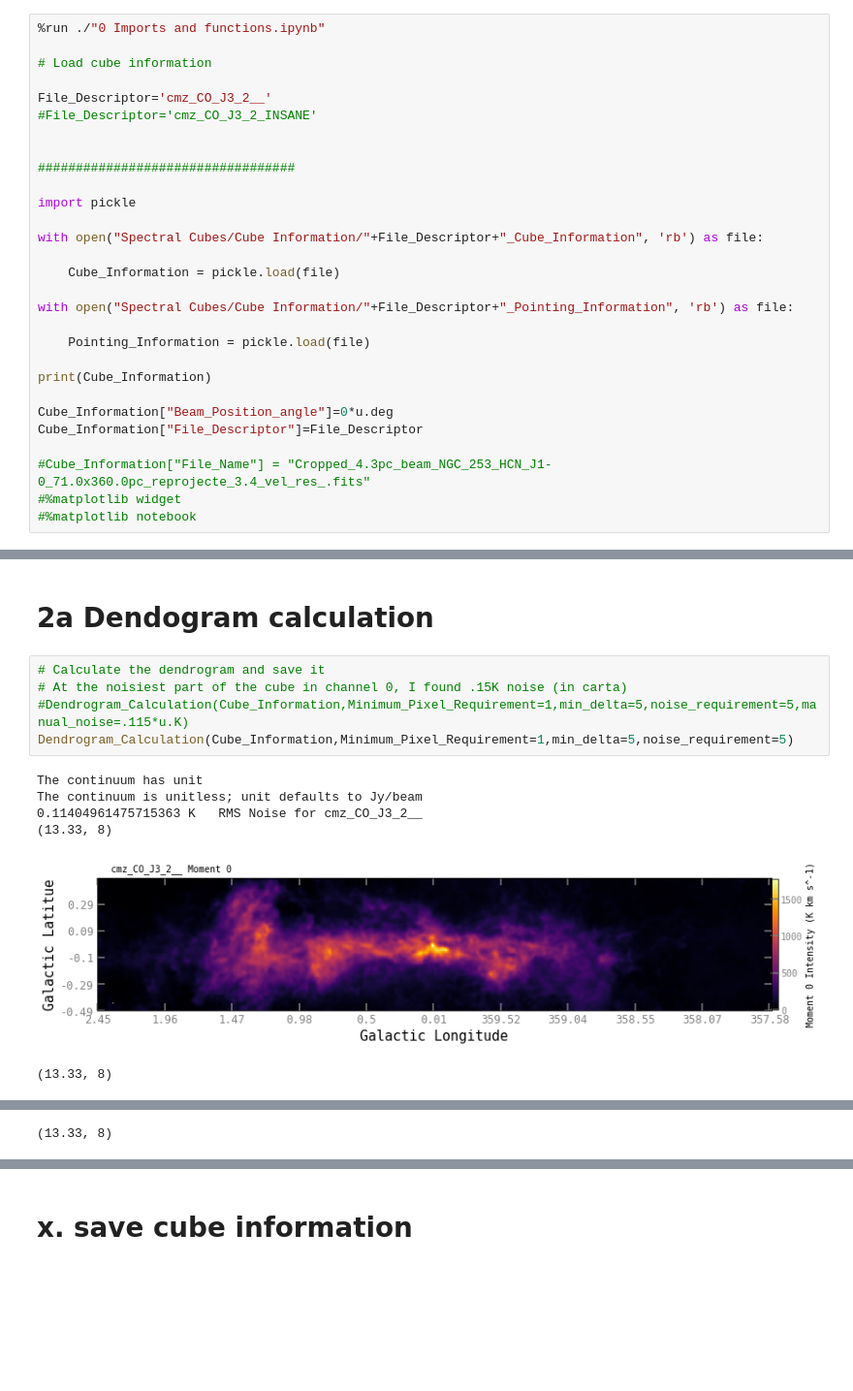
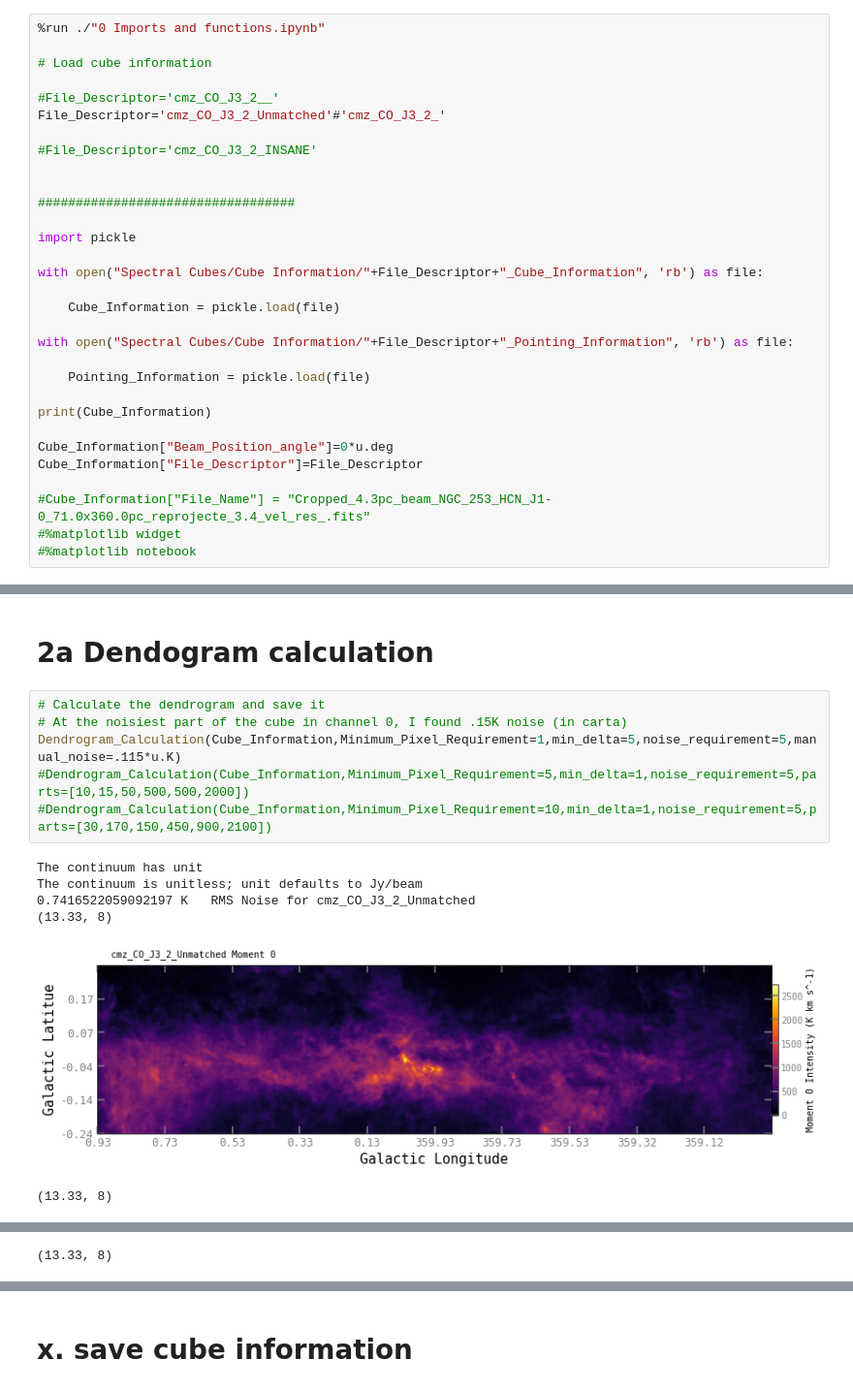
Before and after one commit to BenjaminMoreauAstro/Turbulence-and-star-formation-NGC253, a Jupyter notebook: 2f_cmz_CO_3-2_Dendrogram_Calculation.ipynb, the cells around one changed output, grey strips where cells are left out. Shown: that part at 97% size. Saved outputs shown, nothing was run; the diff lists cells and outputs as text; blank space fills up the shorter version.

```diff
--- a/2f_cmz_CO_3-2_Dendrogram_Calculation.ipynb
+++ b/2f_cmz_CO_3-2_Dendrogram_Calculation.ipynb
@@ -19,7 +19,9 @@ print("Done.")
 
 # Load cube information
 
-File_Descriptor='cmz_CO_J3_2__'
+#File_Descriptor='cmz_CO_J3_2__'
+File_Descriptor='cmz_CO_J3_2_Unmatched'#'cmz_CO_J3_2_'
+
 #File_Descriptor='cmz_CO_J3_2_INSANE'
 
 
@@ -66,12 +68,13 @@ NAXIS : 0  0, 'Corresponding_Continuum_Reprojected': 'gc_850micron_dust_Reprojec
 # %%
 # Calculate the dendrogram and save it
 # At the noisiest part of the cube in channel 0, I found .15K noise (in carta)
-#Dendrogram_Calculation(Cube_Information,Minimum_Pixel_Requirement=1,min_delta=5,noise_requirement=5,manual_noise=.115*u.K)
-Dendrogram_Calculation(Cube_Information,Minimum_Pixel_Requirement=1,min_delta=5,noise_requirement=5)
+Dendrogram_Calculation(Cube_Information,Minimum_Pixel_Requirement=1,min_delta=5,noise_requirement=5,manual_noise=.115*u.K)
+#Dendrogram_Calculation(Cube_Information,Minimum_Pixel_Requirement=5,min_delta=1,noise_requirement=5,parts=[10,15,50,500,500,2000])
+#Dendrogram_Calculation(Cube_Information,Minimum_Pixel_Requirement=10,min_delta=1,noise_requirement=5,parts=[30,170,150,450,900,2100])
 # %% [output]
 The continuum has unit
 The continuum is unitless; unit defaults to Jy/beam
-0.11404961475715363 K   RMS Noise for cmz_CO_J3_2__
+0.7416522059092197 K   RMS Noise for cmz_CO_J3_2_Unmatched
 (13.33, 8)
-[figure, old version]
+[figure, new version]
 (13.33, 8)
```
Also changed, not shown: parts of 5 cells of this notebook, 35 other files.
